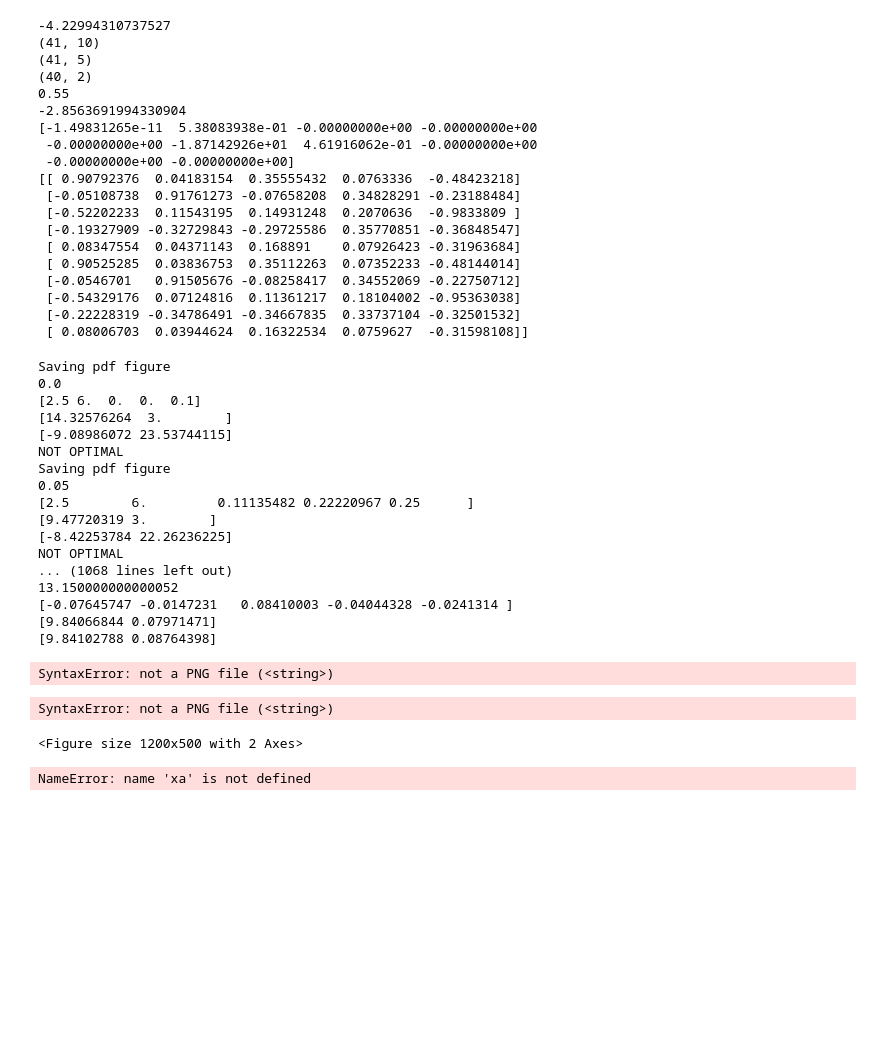
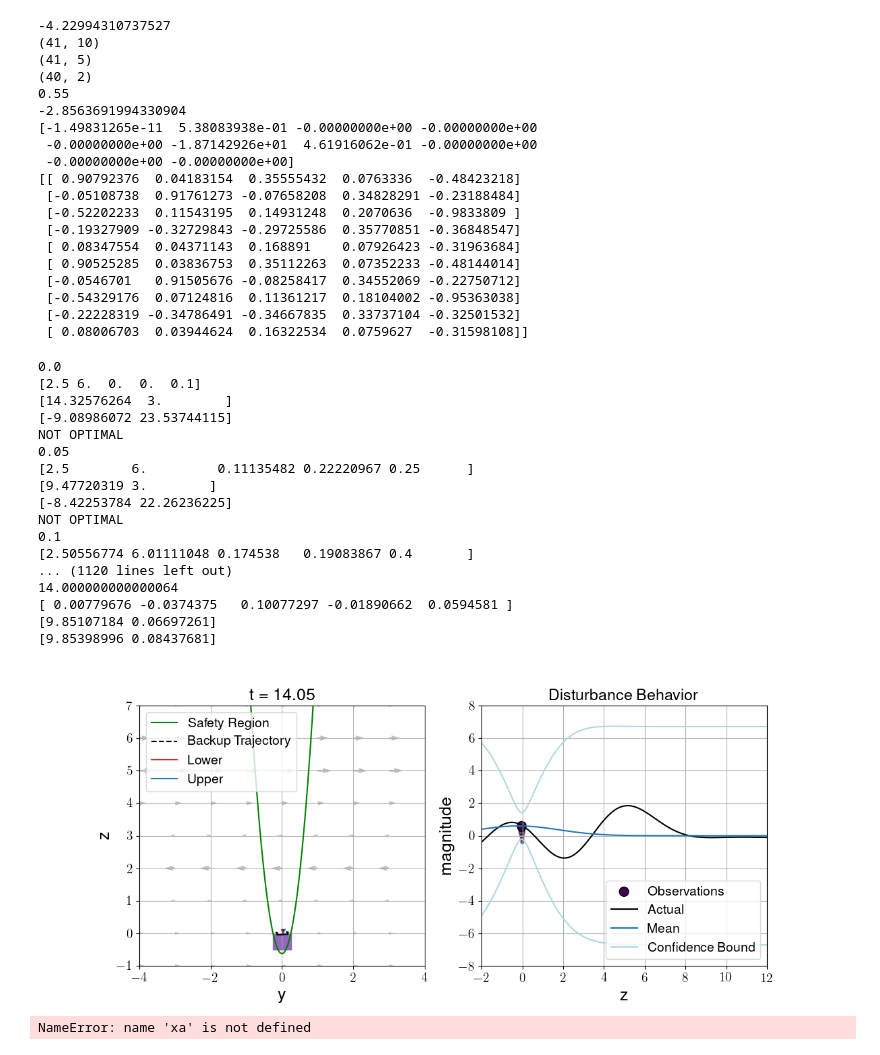
Before and after one commit to caoenqi/rta_mmtvgp, a Jupyter notebook: iasif_tvgp.ipynb, the cells around one changed output. Drawn from its saved outputs; the diff is of its cells as text; code cells hidden in the pictures; blank space fills up the shorter version.

```diff
--- a/iasif_tvgp.ipynb
+++ b/iasif_tvgp.ipynb
@@ -577,6 +577,7 @@ current_state = x0
 current_int = irx.icentpert(current_state, x0_buf)
 current_time = 0.0
 sim_dt = 0.05
+sim_length = 14.0
 
 # setup disturbance behavior
 np.random.seed(0)
@@ -634,7 +635,7 @@ flight_path = np.array([x0])
 
 # PLOTTING
 PLOT_OBS = True
-SAVE_PDF = True
+SAVE_PDF = False
 
 # PLOTTING
 if PLOT_OBS:
@@ -647,8 +648,8 @@ ax.plot(cbf_x, cbf_y, label='Safety Region', color='green')
 
 
 FONTSIZE = 18
-LINEWIDTH = 1
-QUADSIZE = 0.1
+LINEWIDTH = 1.5
+QUADSIZE = 0.15
 OBSSIZE = 100
 SCATTERORDER = -1
 if SAVE_PDF:
@@ -688,7 +689,7 @@ plt.axes(ax)
 plt.xlabel('y', fontsize=FONTSIZE)
 plt.ylabel('z', fontsize=FONTSIZE)
 titletime = plt.title('t = %1.2f' % current_time, fontsize=FONTSIZE)
-if not SAVE_PDF: plt.legend()
+if not SAVE_PDF: plt.legend(loc ='upper left', fontsize=FONTSIZE - 4)
 if not SAVE_PDF: plt.grid()
 # plt.gca().set_aspect('equal')
 plt.gca().set_xlim([-4, 4])
@@ -712,7 +713,7 @@ if PLOT_OBS:
     plt.xlabel('z', fontsize=FONTSIZE)
     plt.ylabel('magnitude', fontsize=FONTSIZE)
     plt.title('Disturbance Behavior')
-    if not SAVE_PDF: plt.legend()
+    if not SAVE_PDF: plt.legend(loc ='lower right', fontsize=FONTSIZE - 4)
     plt.grid()
     # plt.gca().set_aspect('equal')
     plt.gca().set_xlim([-2, 12])
@@ -827,45 +828,43 @@ def update(frame):
 
 
         actual.set_data(gp_query_points[:, 1], actual_pts)
         mean.set_data(gp_query_points[:, 1], mean_pts)
         upper_conf.set_data(gp_query_points[:, 1], mean_pts + sig_pts)
         lower_conf.set_data(gp_query_points[:, 1], mean_pts - sig_pts)
         observations.set_offsets(obs[:, 1:])
         observations.set_sizes(OBSSIZE*jnp.exp(2*(obs[:, 0] - current_time)))
         if not SAVE_PDF: observations.set_alpha(jnp.exp(1.0*(obs[:, 0] - current_time)))
 
     if SAVE_PDF:
         if (frame) % 20 == 0:
             # plt.show()
             print("Saving pdf figure")
             filename = "pdf/iasif_withobs_%1.2f.pdf" % current_time
             plt.savefig(filename, format="pdf", bbox_inches="tight")
 
     return (lower, upper, nominal, start_patch, end_patch, titletime)
 
-ani = animation.FuncAnimation(fig=fig, func=update, frames=400, interval=int(sim_dt*1000))
-ani.save(filename="iasif_sim_tvgp_withobs_test.gif", writer="pillow")
+ani = animation.FuncAnimation(fig=fig, func=update, frames=int(sim_length/sim_dt), interval=int(sim_dt*1000))
+ani.save(filename="iasif_output.gif", writer="pillow")
 # %% [output]
-Saving pdf figure
 0.0
 [2.5 6.  0.  0.  0.1]
 [14.32576264  3.        ]
 [-9.08986072 23.53744115]
 NOT OPTIMAL
-Saving pdf figure
 0.05
 [2.5        6.         0.11135482 0.22220967 0.25      ]
 [9.47720319 3.        ]
 [-8.42253784 22.26236225]
 NOT OPTIMAL
-... (1068 lines left out)
-13.150000000000052
-[-0.07645747 -0.0147231   0.08410003 -0.04044328 -0.0241314 ]
-[9.84066844 0.07971471]
-[9.84102788 0.08764398]
+0.1
+[2.50556774 6.01111048 0.174538   0.19083867 0.4       ]
+... (1120 lines left out)
+14.000000000000064
+[ 0.00779676 -0.0374375   0.10077297 -0.01890662  0.0594581 ]
+[9.85107184 0.06697261]
+[9.85398996 0.08437681]
-SyntaxError: not a PNG file (<string>)
-SyntaxError: not a PNG file (<string>)
-<Figure size 1200x500 with 2 Axes>
+[figure, added]
 # %%
 %matplotlib ipympl
 
```
Also changed, not shown: 1 other file.
